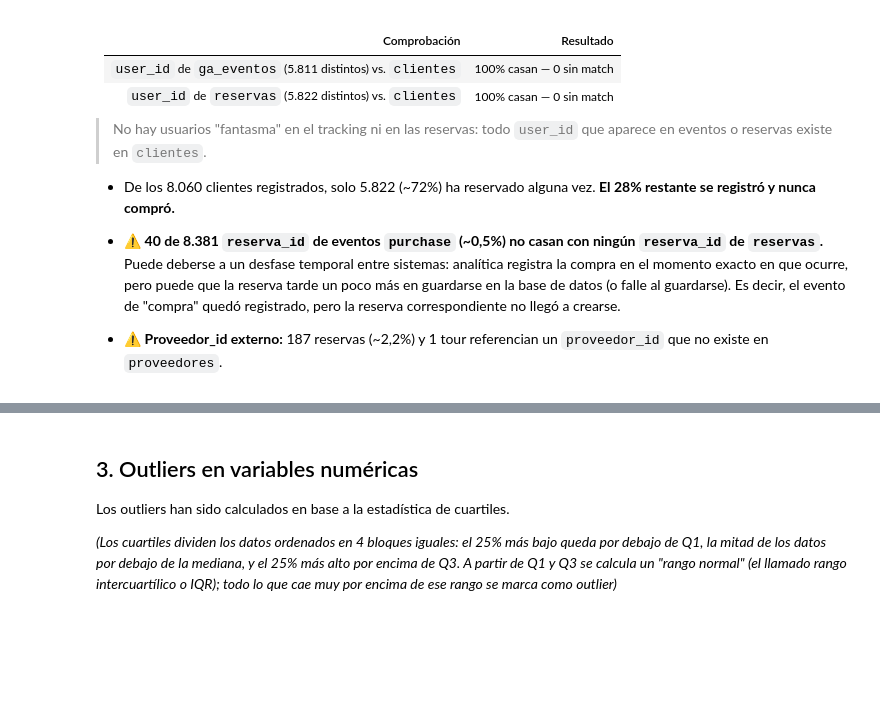
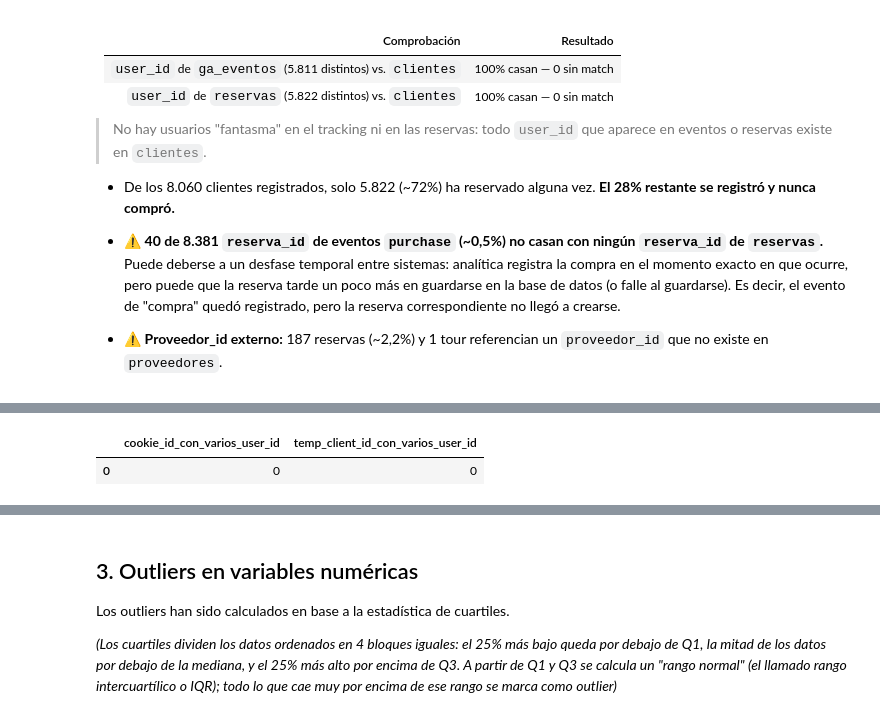
Before and after one commit to Irenegov/civitatis-business-case, a Jupyter notebook: notebooks/01_exploracion_inicial.ipynb, the cells around one changed output, grey strips where cells are left out. Saved outputs shown, nothing was run; the diff lists cells and outputs as text; code cells hidden in the pictures; blank space fills up the shorter version.

```diff
--- a/notebooks/01_exploracion_inicial.ipynb
+++ b/notebooks/01_exploracion_inicial.ipynb
@@ -278,0 +285,20 @@ Puede deberse a un desfase temporal entre sistemas: analítica registra la compr
+# %%
+con.execute('''
+    SELECT
+        -- cookie_id (entre los eventos con user_id no nulo) ligados a más de un user_id distinto
+        (SELECT count(*) FROM (
+            SELECT cookie_id FROM ga_eventos
+            WHERE user_id IS NOT NULL
+            GROUP BY cookie_id HAVING count(DISTINCT user_id) > 1
+        )) AS cookie_id_con_varios_user_id,
+
+        -- lo mismo para temp_client_id
+        (SELECT count(*) FROM (
+            SELECT temp_client_id FROM ga_eventos
+            WHERE user_id IS NOT NULL
+            GROUP BY temp_client_id HAVING count(DISTINCT user_id) > 1
+        )) AS temp_client_id_con_varios_user_id
+''').df()
+# %% [output]
+|  | cookie_id_con_varios_user_id | temp_client_id_con_varios_user_id |
+| 0 | 0 | 0 |
```
Also changed, not shown: parts of 3 cells of this notebook, 4 other files.
